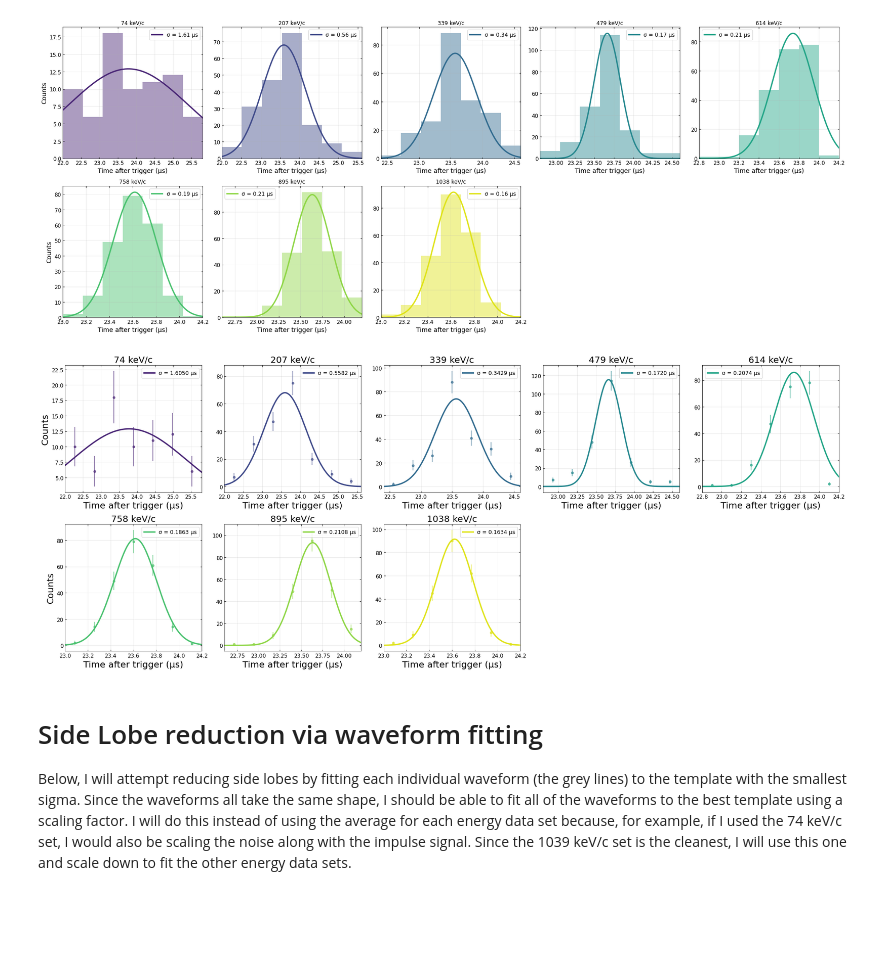
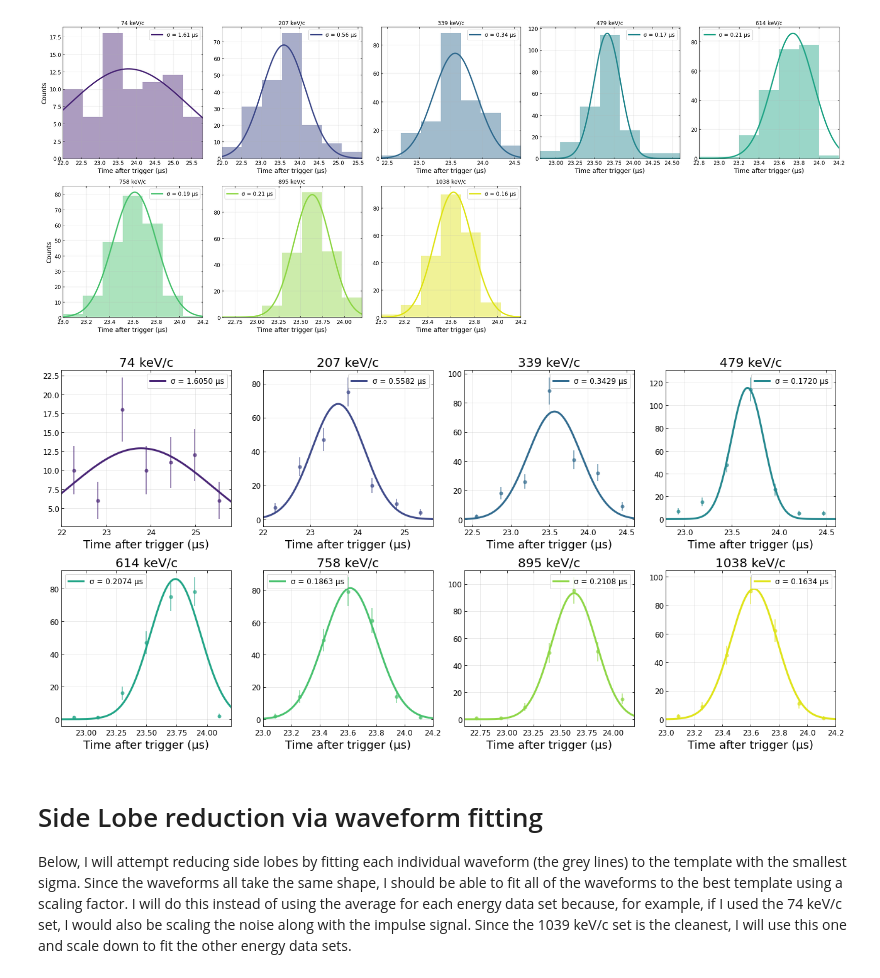
Before and after one commit to JBaeza-Rubio/Gas-collisions-time-resolution, a Jupyter notebook: 20260320_sphere_20260215_impulse_calibration.ipynb, the cells around one changed output. Drawn from its saved outputs; the diff is of its cells as text; code cells hidden in the pictures; blank space fills up the shorter version.

```diff
--- a/20260320_sphere_20260215_impulse_calibration.ipynb
+++ b/20260320_sphere_20260215_impulse_calibration.ipynb
@@ -1053,44 +1053,44 @@ plt.show()
 cmap = plt.colormaps['viridis']
 colors = cmap(np.linspace(0.1, 0.95, len(voltages)))
 
-fig, axes = plt.subplots(2, 5, figsize=(25, 10)) ### first two numbers defines # of rows and # of columns
+fig, axes = plt.subplots(2, 4, figsize=(18, 9)) ### first two numbers defines # of rows and # of columns
 
 for i, (ax, v, E) in enumerate(zip(axes.flatten()[:8], voltages, energies)):
     peak_times = f['data_processed'][f'peak_times_from_trigger_us_{v}v'][:]
     peak_times = peak_times[(peak_times >= 22) & (peak_times <= 26)]
 
     counts, edges = np.histogram(peak_times, bins=7)
     centers = 0.5 * (edges[:-1] + edges[1:])
 
     popt, _ = curve_fit(gaussian, centers, counts, p0=[counts.max(), np.mean(peak_times), np.std(peak_times)])
     sigma_fit = popt[2]
 
     x_fit = np.linspace(min(peak_times), max(peak_times), 500)
     y_fit = gaussian(x_fit, *popt)
 
     ### Plot histogram as scatter plot  with error bars
     ax.errorbar(centers, counts, yerr=np.sqrt(counts), fmt='o', color=colors[i],
                 markersize=5, alpha=0.7 )
     ax.plot(x_fit, y_fit, lw=3, color=colors[i], label =fr'σ = {sigma_fit:.4f} µs') ###lw is line width, ### .4f is to get 4 decimal places on the fit by using f strings
     ax.set_title(f"{E} keV/c", fontsize=20)
-    ax.set_xlabel("Time after trigger (µs)", fontsize=20)
+    ax.set_xlabel("Time after trigger (µs)", fontsize=18)
     ax.set_xlim(min(peak_times), max(peak_times))
 
 
     ax.grid(alpha=0.3)
     ax.legend()
 
 ### Leave last two panels blank
-axes.flatten()[8].axis('off')
-axes.flatten()[9].axis('off')
+# axes.flatten()[8].axis('off')
+# axes.flatten()[9].axis('off')
 
-axes[0, 0].set_ylabel("Counts", fontsize=20)
-axes[1, 0].set_ylabel("Counts", fontsize=20)
+# axes[0, 0].set_ylabel("Counts", fontsize=20)
+# axes[1, 0].set_ylabel("Counts", fontsize=20)
 
 fig.tight_layout()
 plt.show()
 # %% [output]
-[figure, old version]
+[figure, new version]
 # %% [markdown]
 # Side Lobe reduction via waveform fitting
 Below, I will attempt reducing side lobes by fitting each individual waveform (the grey lines) to the template with the smallest sigma. Since the waveforms all take the same shape, I should be able to fit all of the waveforms to the best template using a scaling factor. I will do this instead of using the average for each energy data set because, for example, if I used the 74 keV/c set, I would also be scaling the noise along with the impulse signal. Since the 1039 keV/c set is the cleanest, I will use this one and scale down to fit the other energy data sets.
```
Also changed, not shown: parts of 3 cells of this notebook.
